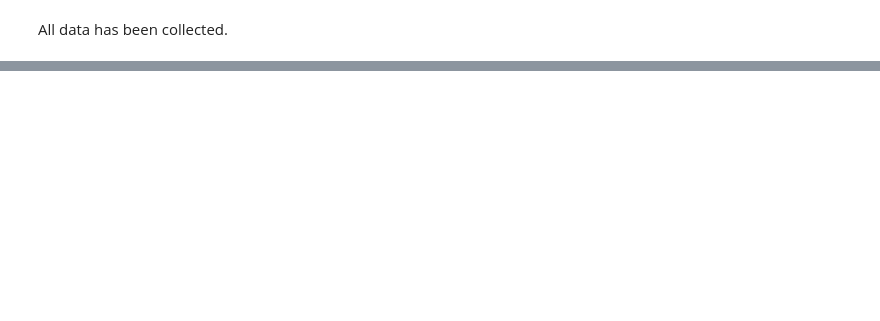
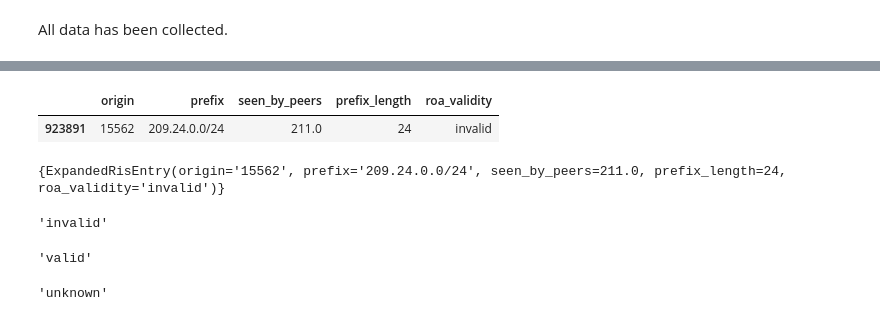
Before and after one commit to ties/workbook-atlas-probes-invalids, a Jupyter notebook: rpki_riswhois.ipynb, the cells around one changed output, grey strips where cells are left out. Drawn from its saved outputs; the diff is of its cells as text; code cells hidden in the pictures; blank space fills up the shorter version.

```diff
--- a/rpki_riswhois.ipynb
+++ b/rpki_riswhois.ipynb
@@ -256,0 +288,29 @@ dtype: object
+# %%
+class RisWhoisLookup:
+    trie: pytricia.PyTricia
+
+    def __init__(self, data: pd.DataFrame, visibility_threshold : int = 10) -> None:
+        af = data.prefix.apply(lambda p: ipaddress.ip_network(p).version)
+        assert af.nunique() == 1
+        length = 128 if af.unique()[0] == 6 else 32
+
+        self.trie = pytricia.PyTricia(length)
+        data[data.seen_by_peers >= visibility_threshold].apply(self.__build_trie, axis=1)
+
+    def __build_trie(self, row: Series) -> None:
+        if not self.trie.has_key(row.prefix):
+            # Add entry
+            self.trie[row.prefix] = set()
+
+        self.trie[row.prefix].add(
+            ExpandedRisEntry(row.origin, row.prefix, row.seen_by_peers, row.prefix_length, row.roa_validity)
+        )
+
+    def lookup(self, prefix) -> Generator[ExpandedRisEntry, None, None]:
+        key = self.trie.get_key(prefix)
+        while key is not None:
+            yield from self.trie[key]
+            key = self.trie.parent(key)
+
+    def __getitem__(self, prefix) -> Set[ExpandedRisEntry]:
+        return set(self.lookup(prefix))
@@ -256,0 +341,12 @@ dtype: object
+# %%
+# Take the RPKI smiley range, from https://sg-pub.ripe.net/jasper/rpki-web-test/
+# and lookup what it is announced by
+# e.g. `whois -h riswhois.ripe.net 209.24.0.3`
+# the announcement is for 209.24.0.0/24
+display(ris_v4[(ris_v4.roa_validity == "invalid") & (ris_v4.prefix == '209.24.0.0/24')])
+# or:
+ris_v4_lookup['209.24.0.3']
+# %% [output]
+|  | origin | prefix | seen_by_peers | prefix_length | roa_validity |
+| 923891 | 15562 | 209.24.0.0/24 | 211.0 | 24 | invalid |
+{ExpandedRisEntry(origin='15562', prefix='209.24.0.0/24', seen_by_peers=211.0, prefix_length=24, roa_validity='invalid')}
@@ -256,0 +379,11 @@ dtype: object
+# %%
+# Invalid
+display(is_in_valid_v4("209.24.0.3"))
+# valid
+display(is_in_valid_v4("193.0.1.6"))
+# Unknown
+display(is_in_valid_v4("138.204.43.1"))
+# %% [output]
+'invalid'
+'valid'
+'unknown'
```
Also changed, not shown: parts of 23 cells of this notebook, 1 other file.
